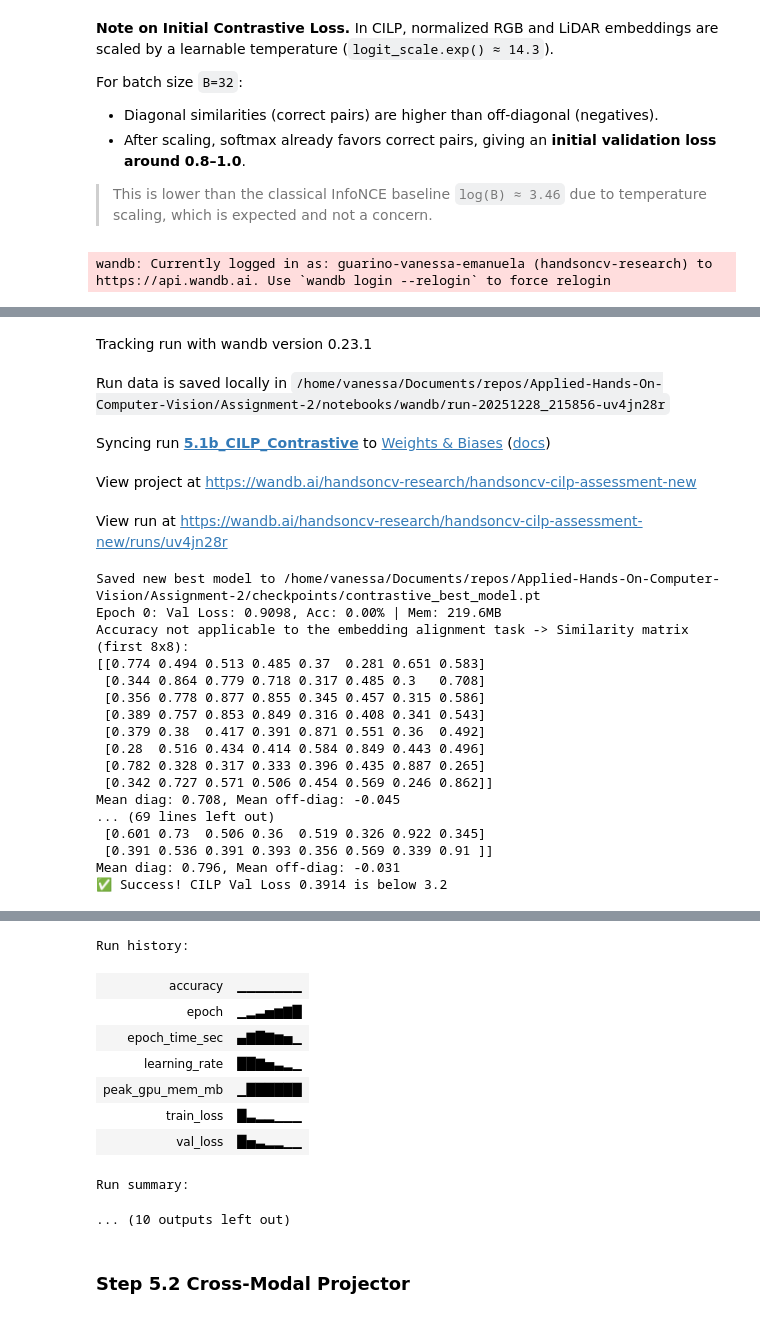
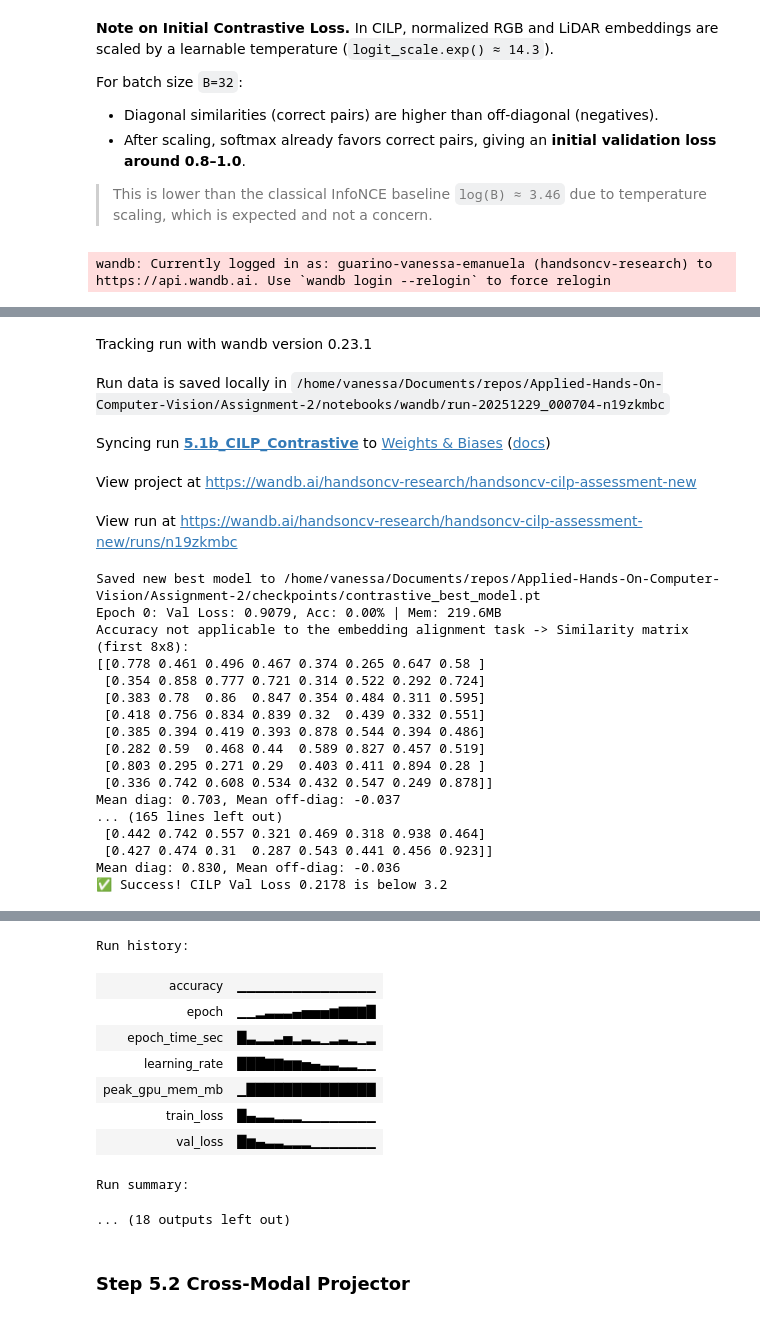
Before and after one commit to Guarinov/applied-hands-on-computer-vision, a Jupyter notebook: Assignment-2/notebooks/04_final_assessment.ipynb, the cells around one changed output, grey strips where cells are left out. Saved outputs shown, nothing was run; the diff lists cells and outputs as text; code cells hidden in the pictures.

Commit message:
trained efficient CILP model for longer

```diff
--- a/Assignment-2/notebooks/04_final_assessment.ipynb
+++ b/Assignment-2/notebooks/04_final_assessment.ipynb
@@ -262,7 +262,7 @@ For batch size `B=32`:
 # %%
 # Configuration to fufill logging requirement
 # Choices based upon Nvidia 05_Assessment CILP training scheme
-EPOCHS = 7
+EPOCHS = 15
 LEARNING_RATE = 1e-4
 
 run = wandb.init(
@@ -283,59 +283,59 @@ optimizer = torch.optim.Adam(cilp_model.parameters(), lr=LEARNING_RATE)
 scheduler = torch.optim.lr_scheduler.CosineAnnealingLR(optimizer, T_max=EPOCHS)
 
 metrics_cilp = train_fusion_cilp_model(
     cilp_model,
     train_loader,
     val_loader,
     optimizer=optimizer,
     criterion=torch.nn.CrossEntropyLoss(), # CrossEntropy used for CILP too
     device="cuda",
     epochs=EPOCHS,
     scheduler=scheduler,
     task_mode="contrastive"
 )
 
 # TASK 5.1b CHECK REQUIREMENT:
 check_value = 3.2 #0.8
 if metrics_cilp['val_loss'] < check_value:
     print(f"✅ Success! CILP Val Loss {metrics_cilp['val_loss']:.4f} is below {check_value}")
 
 wandb.finish()
 # %% [output]
 wandb: Currently logged in as: guarino-vanessa-emanuela (handsoncv-research) to https://api.wandb.ai. Use `wandb login --relogin` to force relogin
 [interactive output not drawn]
 Tracking run with wandb version 0.23.1
-Run data is saved locally in /home/vanessa/Documents/repos/Applied-Hands-On-Computer-Vision/Assignment-2/notebooks/wandb/run-20251228_215856-uv4jn28r
+Run data is saved locally in /home/vanessa/Documents/repos/Applied-Hands-On-Computer-Vision/Assignment-2/notebooks/wandb/run-20251229_000704-n19zkmbc
 Syncing run 5.1b_CILP_Contrastive to Weights & Biases (docs)
 View project at https://wandb.ai/handsoncv-research/handsoncv-cilp-assessment-new
-View run at https://wandb.ai/handsoncv-research/handsoncv-cilp-assessment-new/runs/uv4jn28r
+View run at https://wandb.ai/handsoncv-research/handsoncv-cilp-assessment-new/runs/n19zkmbc
 Saved new best model to /home/vanessa/Documents/repos/Applied-Hands-On-Computer-Vision/Assignment-2/checkpoints/contrastive_best_model.pt
-Epoch 0: Val Loss: 0.9098, Acc: 0.00% | Mem: 219.6MB
+Epoch 0: Val Loss: 0.9079, Acc: 0.00% | Mem: 219.6MB
 Accuracy not applicable to the embedding alignment task -> Similarity matrix (first 8x8):
-[[0.774 0.494 0.513 0.485 0.37  0.281 0.651 0.583]
- [0.344 0.864 0.779 0.718 0.317 0.485 0.3   0.708]
- [0.356 0.778 0.877 0.855 0.345 0.457 0.315 0.586]
- [0.389 0.757 0.853 0.849 0.316 0.408 0.341 0.543]
- [0.379 0.38  0.417 0.391 0.871 0.551 0.36  0.492]
- [0.28  0.516 0.434 0.414 0.584 0.849 0.443 0.496]
- [0.782 0.328 0.317 0.333 0.396 0.435 0.887 0.265]
- [0.342 0.727 0.571 0.506 0.454 0.569 0.246 0.862]]
-Mean diag: 0.708, Mean off-diag: -0.045
-... (69 lines left out)
- [0.601 0.73  0.506 0.36  0.519 0.326 0.922 0.345]
- [0.391 0.536 0.391 0.393 0.356 0.569 0.339 0.91 ]]
-Mean diag: 0.796, Mean off-diag: -0.031
-✅ Success! CILP Val Loss 0.3914 is below 3.2
+[[0.778 0.461 0.496 0.467 0.374 0.265 0.647 0.58 ]
+ [0.354 0.858 0.777 0.721 0.314 0.522 0.292 0.724]
+ [0.383 0.78  0.86  0.847 0.354 0.484 0.311 0.595]
+ [0.418 0.756 0.834 0.839 0.32  0.439 0.332 0.551]
+ [0.385 0.394 0.419 0.393 0.878 0.544 0.394 0.486]
+ [0.282 0.59  0.468 0.44  0.589 0.827 0.457 0.519]
+ [0.803 0.295 0.271 0.29  0.403 0.411 0.894 0.28 ]
+ [0.336 0.742 0.608 0.534 0.432 0.547 0.249 0.878]]
+Mean diag: 0.703, Mean off-diag: -0.037
+... (165 lines left out)
+ [0.442 0.742 0.557 0.321 0.469 0.318 0.938 0.464]
+ [0.427 0.474 0.31  0.287 0.543 0.441 0.456 0.923]]
+Mean diag: 0.830, Mean off-diag: -0.036
+✅ Success! CILP Val Loss 0.2178 is below 3.2
 [interactive output not drawn]
 Run history:
-| accuracy | ▁▁▁▁▁▁▁ |
-| epoch | ▁▂▃▅▆▇█ |
-| epoch_time_sec | ▄▇█▇▆▅▁ |
-| learning_rate | ██▇▅▃▂▁ |
-| peak_gpu_mem_mb | ▁██████ |
-| train_loss | █▃▂▂▁▁▁ |
-| val_loss | █▅▃▂▂▁▁ |
+| accuracy | ▁▁▁▁▁▁▁▁▁▁▁▁▁▁▁ |
+| epoch | ▁▁▂▃▃▃▄▅▅▅▆▇▇▇█ |
+| epoch_time_sec | █▃▂▂▃▅▂▃▂▁▂▃▂▁▂ |
+| learning_rate | ███▇▇▆▆▅▄▃▃▂▂▁▁ |
+| peak_gpu_mem_mb | ▁██████████████ |
+| train_loss | █▄▃▃▂▂▂▁▁▁▁▁▁▁▁ |
+| val_loss | █▆▄▃▃▂▂▂▁▁▁▁▁▁▁ |
 Run summary:
-... (10 outputs left out)
+... (18 outputs left out)
 # %% [markdown]
 ### Step 5.2 Cross-Modal Projector
 # %% [markdown]
```
Also changed, not shown: parts of 5 cells of this notebook.
